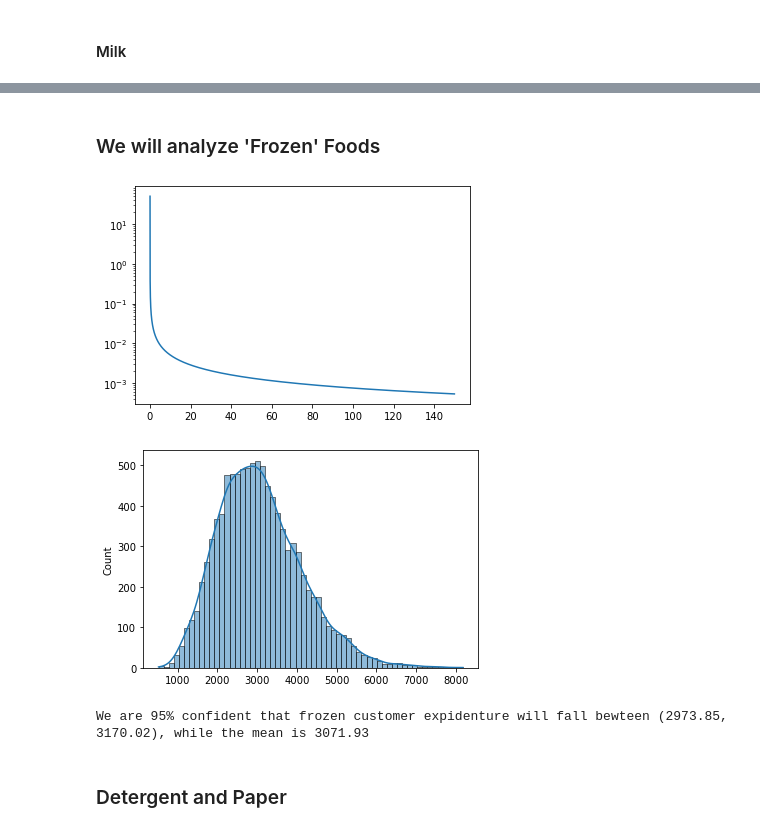
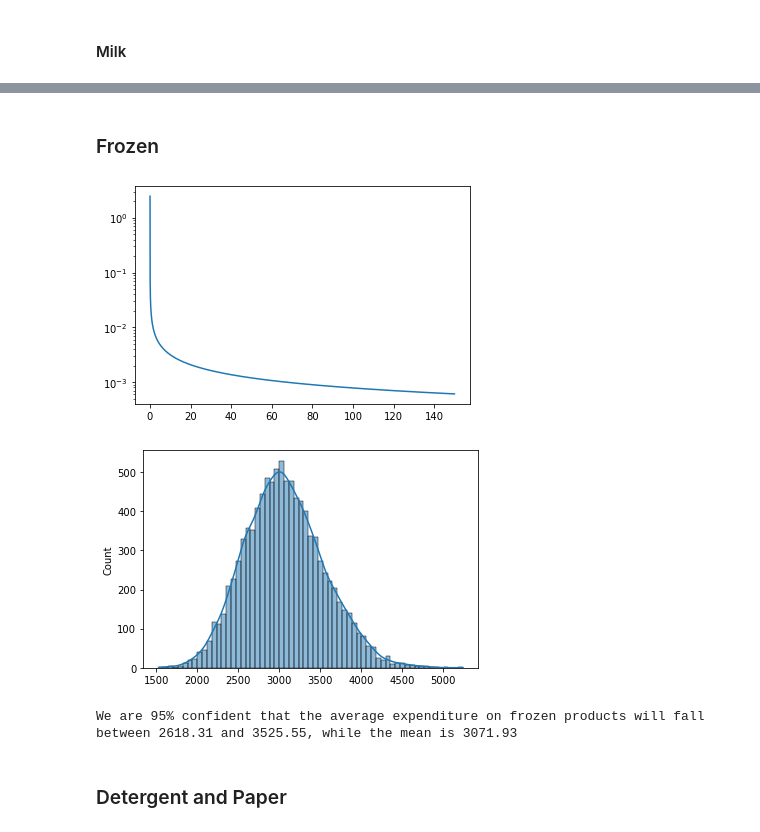
Before and after one commit to lopez-Luis89/Team_Project_AAI-500, a Jupyter notebook: Team Project AAI 500.ipynb, the cells around one changed output, grey strips where cells are left out. Drawn from its saved outputs; the diff is of its cells as text; code cells hidden in the pictures.

```diff
--- a/Team Project AAI 500.ipynb
+++ b/Team Project AAI 500.ipynb
@@ -275,55 +272,50 @@ We are 95% confident that Milk customer expidenture will fall bewteen (5699.39,
 # %% [markdown]
-### We will analyze 'Frozen' Foods
+### Frozen
 # %%
-#Calculating Parameters
-frozen_mean = np.mean(df['Frozen'])
-frozen_st =np.std(df['Frozen'])
-frozen_n = df.shape[0]
+# Calculate basic statistics for the 'Frozen' category
+frozen_mean = np.mean(df['Frozen'])  # Calculate the mean of 'Frozen' spending
+frozen_st = np.std(df['Frozen'], ddof=1)  # Calculate the standard deviation with (ddof=1)
+frozen_n = df['Frozen'].shape[0]  # Count the number of observations in 'Frozen'
 
+# Calculate the variance for the Gamma distribution (variance is squared standard deviation)
+variance_gamma = frozen_st**2
 
+# Calculate the shape (k) and scale (theta) parameters for the Gamma distribution
+k_gamma = frozen_mean**2 / variance_gamma  # Shape parameter
+theta_gamma = variance_gamma / frozen_mean  # Scale parameter
 
-# Calculating the shape and scale parameters for frozen
+# Generate values for plotting the Gamma probability density function (PDF)
+x = np.linspace(0, 150, 1000000)  # range of x values for plotting
+y = stats.gamma.pdf(x, a=k_gamma, scale=theta_gamma)  # Calculate the PDF of Gamma distribution
 
-variance_gamma = milk_st**2  # Variance is the square of the standard deviation
+# Plot the Gamma distribution with a logarithmic y-scale
+plt.yscale('log')
+plt.plot(x, y)
+plt.show()
 
-# Shape parameter (k)
-k_gamma = frozen_mean**2 / variance_gamma
+# Generate random samples and calculate sample means
+num_samples_per_mean = 100  # Number of samples per each mean calculation
+num_means = 10000  # Total number of means to generate
 
-# Scale parameter (theta)
-theta_gamma = variance_gamma / frozen_mean
-
-x = np.linspace (0, 150, 1000000) # This is creating the x-scale starting from 0 to 150 and simulating 10,000 samples
-y = stats.gamma.pdf(x, a= k_gamma, scale=theta_gamma)#
-plt.yscale('log')
-plt.plot(x,y)
-plt.show();
-
-
-# Number of samples per mean calculation and number of means to generate
-num_samples_per_mean = 50
-num_means = 10000
-
-# Generate random samples and calculate means
+# Generate means from Gamma distributed random samples
 means = [np.random.gamma(k_gamma, theta_gamma, num_samples_per_mean).mean() for _ in range(num_means)]
 
+# Calculating the standard error for 'Frozen'
+frozen_se = frozen_st / np.sqrt(frozen_n)  # Standard error
 
-#Calculating the standard error from the sample
+# Plot the distribution of the sample means
+sns.histplot(means, kde=True)
+plt.show()
 
-sample_frozen_sd = np.std(means)
-frozen_se = sample_frozen_sd / np.sqrt(frozen_n)
+# Calculate the 95% confidence interval for the mean of 'Frozen' spending
+lower = frozen_mean - 1.96 * frozen_se
+upper = frozen_mean + 1.96 * frozen_se
 
-#Plotting The distribution
-sns.histplot(means,kde=True)
-plt.show();
-
-
-lower = frozen_mean - 1.96*frozen_se
-upper = frozen_mean + 1.96*frozen_se
-lower , upper
-print(f'We are 95% confident that frozen customer expidenture will fall bewteen {round(lower,2),round(upper,2)}, while the mean is {round(frozen_mean,2)}')
+# Print the confidence interval and the mean
+print(f'We are 95% confident that the average expenditure on frozen products will fall between {round(lower,2)} and {round(upper,2)}, while the mean is {round(frozen_mean,2)}')
 # %% [output]
-[figure, old version]
+[figure, new version]
-[figure, old version]
+[figure, new version]
-We are 95% confident that frozen customer expidenture will fall bewteen (2973.85, 3170.02), while the mean is 3071.93
+We are 95% confident that the average expenditure on frozen products will fall between 2618.31 and 3525.55, while the mean is 3071.93
 # %% [markdown]
 ### Detergent and Paper
```
Also changed, not shown: parts of 18 cells of this notebook.
